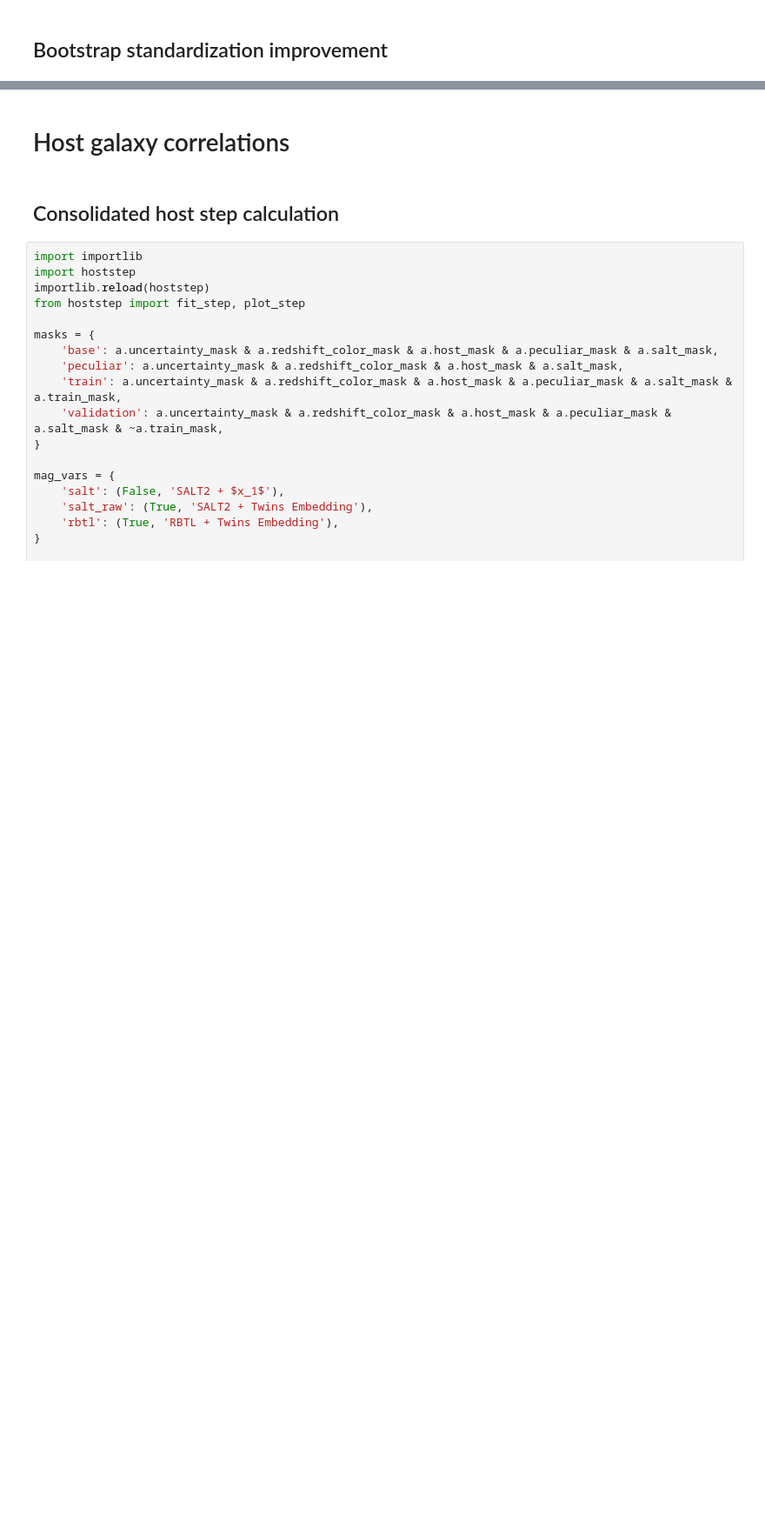
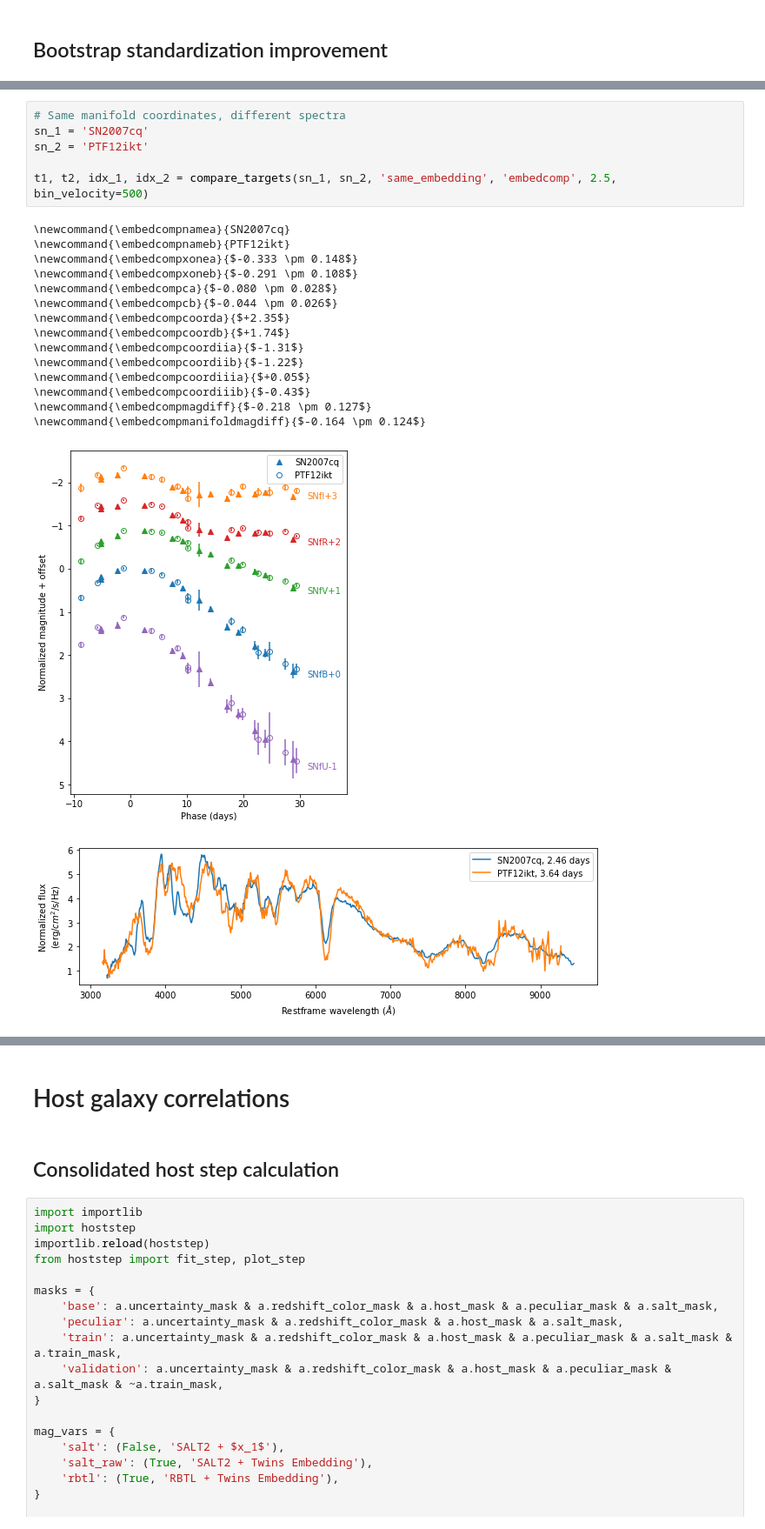
Before and after one commit to snfactory/twins_embedding, a Jupyter notebook: standardization_plots.ipynb, the cells around one changed output, grey strips where cells are left out. Shown at 87% size. Cells and saved outputs as stored; diff of their text form; blank space fills up the shorter version.

```diff
--- a/standardization_plots.ipynb
+++ b/standardization_plots.ipynb
@@ -756,0 +765,23 @@ with a.latex_open('salt_comparison.tex') as f:
+# %%
+# Same manifold coordinates, different spectra
+sn_1 = 'SN2007cq'
+sn_2 = 'PTF12ikt'
+
+t1, t2, idx_1, idx_2 = compare_targets(sn_1, sn_2, 'same_embedding', 'embedcomp', 2.5, bin_velocity=500)
+# %% [output]
+\newcommand{\embedcompnamea}{SN2007cq}
+\newcommand{\embedcompnameb}{PTF12ikt}
+\newcommand{\embedcompxonea}{$-0.333 \pm 0.148$}
+\newcommand{\embedcompxoneb}{$-0.291 \pm 0.108$}
+\newcommand{\embedcompca}{$-0.080 \pm 0.028$}
+\newcommand{\embedcompcb}{$-0.044 \pm 0.026$}
+\newcommand{\embedcompcoorda}{$+2.35$}
+\newcommand{\embedcompcoordb}{$+1.74$}
+\newcommand{\embedcompcoordiia}{$-1.31$}
+\newcommand{\embedcompcoordiib}{$-1.22$}
+\newcommand{\embedcompcoordiiia}{$+0.05$}
+\newcommand{\embedcompcoordiiib}{$-0.43$}
+\newcommand{\embedcompmagdiff}{$-0.218 \pm 0.127$}
+\newcommand{\embedcompmanifoldmagdiff}{$-0.164 \pm 0.124$}
+[figure, added]
+[figure, added]
```
Also changed, not shown: parts of 28 cells of this notebook, 2 other files.
